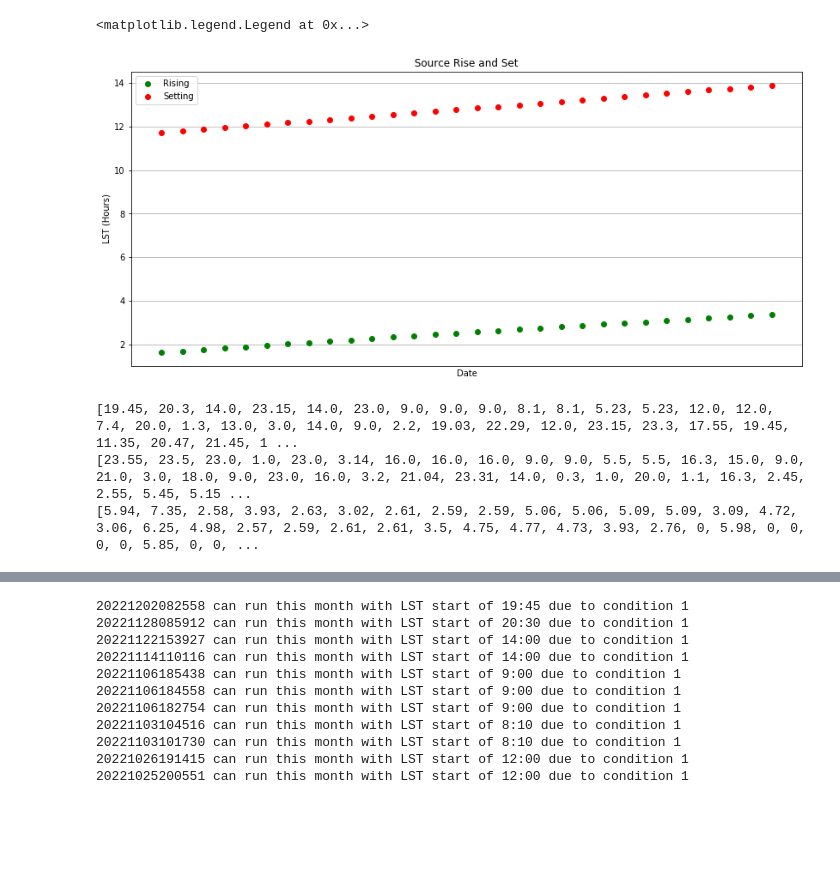
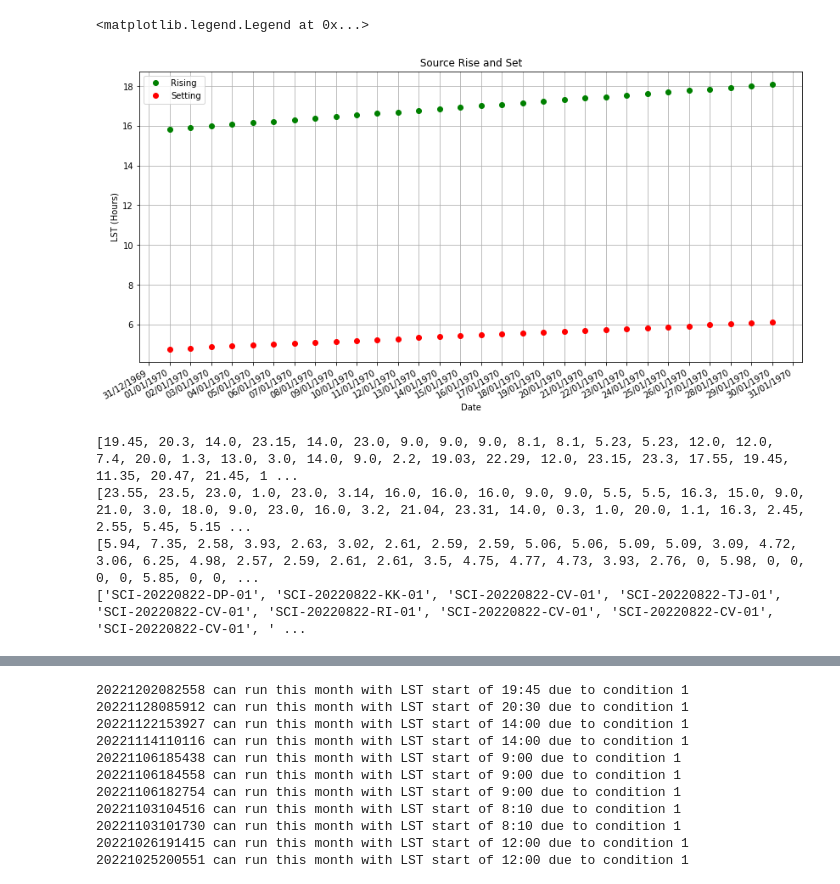
Before and after one commit to tumelomangena/sarao, a Jupyter notebook: Scheduling_tools/night_time_obs_check.ipynb, the cells around one changed output, grey strips where cells are left out. Cells and saved outputs as stored; diff of their text form; code cells hidden in the pictures; blank space fills up the shorter version.

```diff
--- a/Scheduling_tools/night_time_obs_check.ipynb
+++ b/Scheduling_tools/night_time_obs_check.ipynb
@@ -23,35 +27,35 @@ def rise_set(timestamp):
 site = katpoint.Antenna("m000, -30:42:39.8, 21:26:38.0, 1086.6, 13.5")
 settime,risetime = np.zeros((30,2)),np.zeros((30,2))
 for day in range(30):
     #timestamp = katpoint.Timestamp() + 24*60*60*day
-    time_ = dt.datetime(2023, 7, 1,1,0,0)
+    time_ = dt.datetime(2023, 2, 21,0,0,0)
     t = dt.datetime.timestamp(time_)
     timestamp = t + 24*60*60*day
     #print(timestamp)
     rise_time,set_time = rise_set(timestamp)
     risetime[day] =katpoint.Timestamp(rise_time),np.degrees(site.local_sidereal_time(rise_time))/15.
     settime[day] =katpoint.Timestamp(set_time),np.degrees(site.local_sidereal_time(set_time))/15.
     # Array values are unix time and decimal LST time in hours
 
 
 fig = plt.figure(figsize=(14,7))
 plt.gca().xaxis.set_major_formatter(mdates.DateFormatter('%d/%m/%Y'))
 plt.gca().xaxis.set_major_locator(mdates.DayLocator())
 
 dates=[dt.datetime.fromtimestamp(ts) for ts in risetime[:,0]]
 plt.plot(risetime[:,1],'go',label="Rising")
 dates2=[dt.datetime.fromtimestamp(ts) for ts in settime[:,0]]
 plt.plot(settime[:,1],'ro',label="Setting")
 
 plt.title(" Source Rise and Set ")
 plt.ylabel('LST (Hours)')
 plt.xlabel('Date')
 plt.gcf().autofmt_xdate()
 plt.grid()
 plt.legend()
 # %% [output]
 <matplotlib.legend.Legend at 0x...>
-[figure, old version]
+[figure, new version]
 # %%
 def nighttime(riset,sett):
     'Arranging LST rise and set time to show night time '
@@ -90,6 +94,7 @@ obs,date = nightobs('all_night_obs.csv', dates)
 duration_ = []
 LST_start = []
 LST_end = []
+obs_id = []
 for i in obs.values():
     duration_.append(round(i[3]/3600,2))
     g1 = i[1].replace(':', '.')
@@ -98,6 +103,7 @@ for i in obs.values():
     g2 = i[2].replace(':', '.')
     f2 = float(g2)
     LST_end.append(f2)
+    obs_id.append(i[0])
 
 #duration_ = [item for item in duration_ if not(math.isnan(item)) == True] #removing nan
 duration_ = [0 if math.isnan(x) else x for x in duration_]
@@ -106,7 +112,9 @@ duration_ = [0 if math.isnan(x) else x for x in duration_]
 print(LST_start)
 print(LST_end)
 print(duration_)
+print(obs_id)
 # %% [output]
 [19.45, 20.3, 14.0, 23.15, 14.0, 23.0, 9.0, 9.0, 9.0, 8.1, 8.1, 5.23, 5.23, 12.0, 12.0, 7.4, 20.0, 1.3, 13.0, 3.0, 14.0, 9.0, 2.2, 19.03, 22.29, 12.0, 23.15, 23.3, 17.55, 19.45, 11.35, 20.47, 21.45, 1 ...
 [23.55, 23.5, 23.0, 1.0, 23.0, 3.14, 16.0, 16.0, 16.0, 9.0, 9.0, 5.5, 5.5, 16.3, 15.0, 9.0, 21.0, 3.0, 18.0, 9.0, 23.0, 16.0, 3.2, 21.04, 23.31, 14.0, 0.3, 1.0, 20.0, 1.1, 16.3, 2.45, 2.55, 5.45, 5.15 ...
 [5.94, 7.35, 2.58, 3.93, 2.63, 3.02, 2.61, 2.59, 2.59, 5.06, 5.06, 5.09, 5.09, 3.09, 4.72, 3.06, 6.25, 4.98, 2.57, 2.59, 2.61, 2.61, 3.5, 4.75, 4.77, 4.73, 3.93, 2.76, 0, 5.98, 0, 0, 0, 0, 5.85, 0, 0, ...
+['SCI-20220822-DP-01', 'SCI-20220822-KK-01', 'SCI-20220822-CV-01', 'SCI-20220822-TJ-01', 'SCI-20220822-CV-01', 'SCI-20220822-RI-01', 'SCI-20220822-CV-01', 'SCI-20220822-CV-01', 'SCI-20220822-CV-01', ' ...
```
Also changed, not shown: parts of 8 cells of this notebook.
